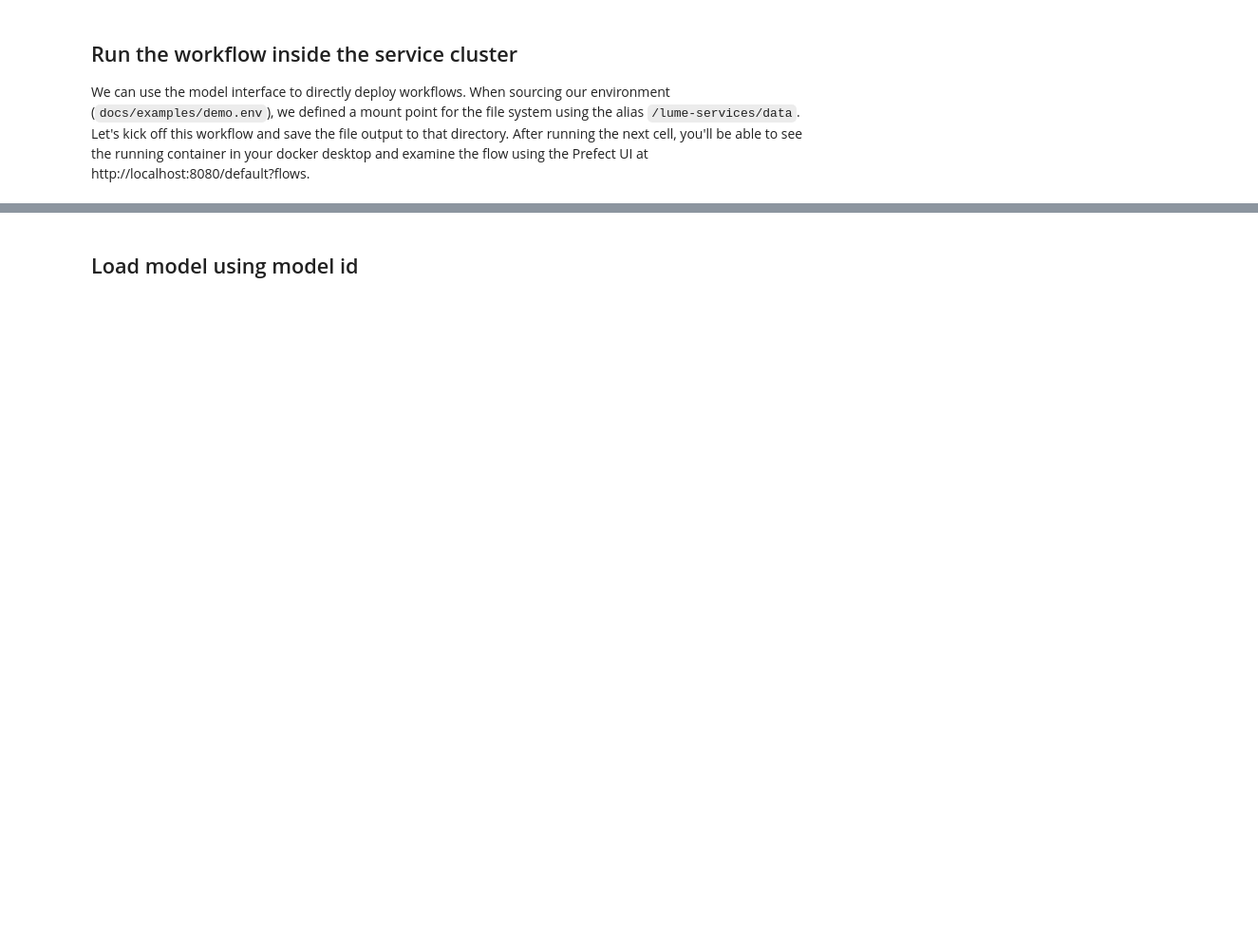
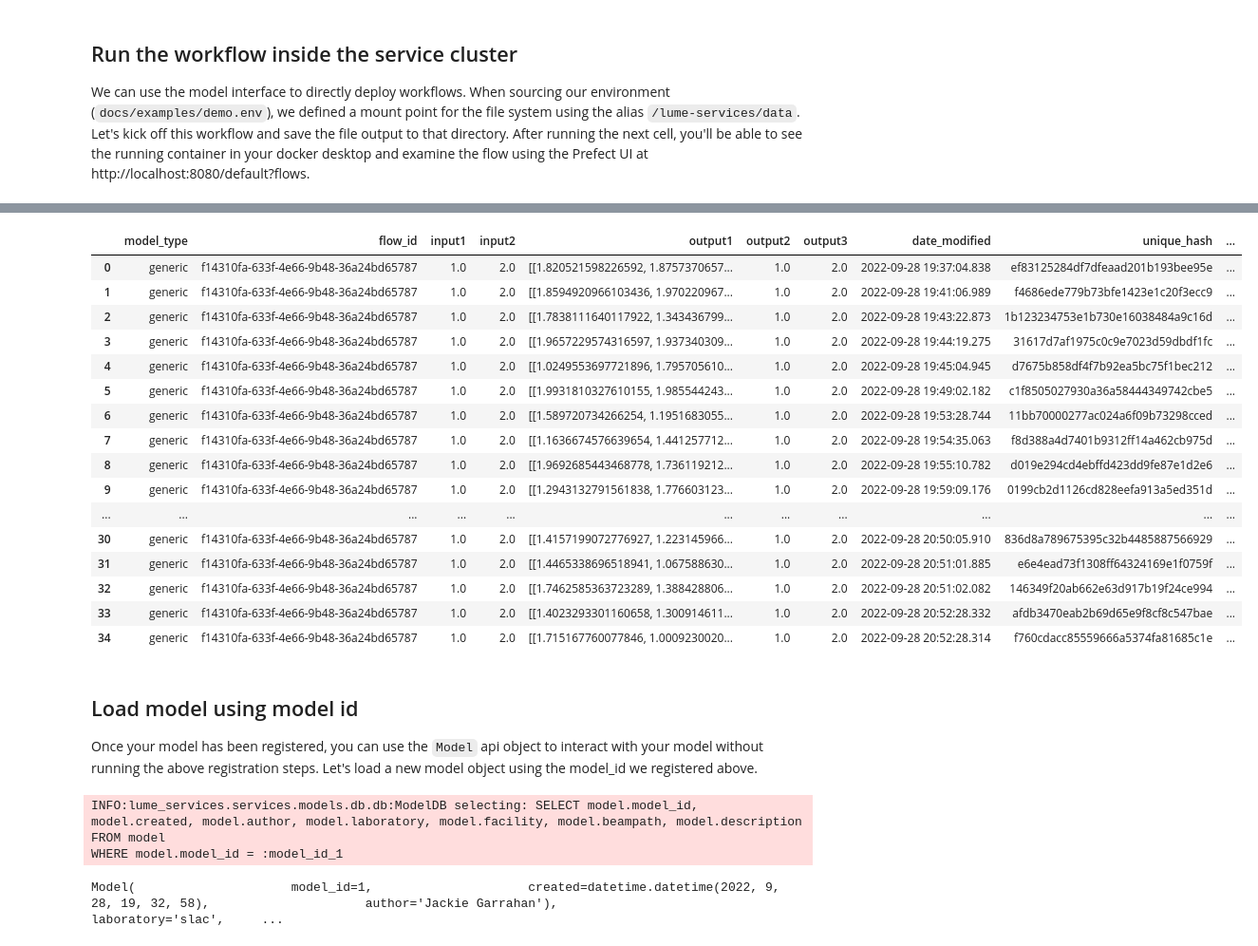
Before and after one commit to slaclab/lume-services, a Jupyter notebook: docs/examples/Demo.ipynb, the cells around one changed output, grey strips where cells are left out. Shown at 95% size. Saved outputs shown, nothing was run; the diff lists cells and outputs as text; code cells hidden in the pictures; blank space fills up the shorter version.

```diff
--- a/docs/examples/Demo.ipynb
+++ b/docs/examples/Demo.ipynb
@@ -97,10 +85,10 @@ Flow URL: http://localhost:8080/default/flow/82872f15-f0cf-48fb-82f7-08eee263179
 # %% [markdown]
 ## Run the Prefect workflow directly
 # %%
-model.deployment.flow.prefect_flow.run(**{
+flow_run = model.deployment.flow.prefect_flow.run(**{
                         "input1": 1,
                         "input2": 2,
-                        "filename": "/Users/jacquelinegarrahan/sandbox/lume-services/test_file.txt",
+                        "filename": "test_file.txt",
                         "filesystem_identifier":"local"
     }
 )
@@ -121,8 +153,40 @@ model.run(
+# %%
+results_df = model.get_results_df(collection="generic")
+results_df
+# %% [output]
+|  | model_type | flow_id | input1 | input2 | output1 | output2 | output3 | date_modified | unique_hash | ... |
+| 0 | generic | f14310fa-633f-4e66-9b48-36a24bd65787 | 1.0 | 2.0 | [[1.820521598226592, 1.8757370657... | 1.0 | 2.0 | 2022-09-28 19:37:04.838 | ef83125284df7dfeaad201b193bee95e | ... |
+| 1 | generic | f14310fa-633f-4e66-9b48-36a24bd65787 | 1.0 | 2.0 | [[1.8594920966103436, 1.970220967... | 1.0 | 2.0 | 2022-09-28 19:41:06.989 | f4686ede779b73bfe1423e1c20f3ecc9 | ... |
+| 2 | generic | f14310fa-633f-4e66-9b48-36a24bd65787 | 1.0 | 2.0 | [[1.7838111640117922, 1.343436799... | 1.0 | 2.0 | 2022-09-28 19:43:22.873 | 1b123234753e1b730e16038484a9c16d | ... |
+| 3 | generic | f14310fa-633f-4e66-9b48-36a24bd65787 | 1.0 | 2.0 | [[1.9657229574316597, 1.937340309... | 1.0 | 2.0 | 2022-09-28 19:44:19.275 | 31617d7af1975c0c9e7023d59dbdf1fc | ... |
+| 4 | generic | f14310fa-633f-4e66-9b48-36a24bd65787 | 1.0 | 2.0 | [[1.0249553697721896, 1.795705610... | 1.0 | 2.0 | 2022-09-28 19:45:04.945 | d7675b858df4f7b92ea5bc75f1bec212 | ... |
+| 5 | generic | f14310fa-633f-4e66-9b48-36a24bd65787 | 1.0 | 2.0 | [[1.9931810327610155, 1.985544243... | 1.0 | 2.0 | 2022-09-28 19:49:02.182 | c1f8505027930a36a58444349742cbe5 | ... |
+| 6 | generic | f14310fa-633f-4e66-9b48-36a24bd65787 | 1.0 | 2.0 | [[1.589720734266254, 1.1951683055... | 1.0 | 2.0 | 2022-09-28 19:53:28.744 | 11bb70000277ac024a6f09b73298cced | ... |
+| 7 | generic | f14310fa-633f-4e66-9b48-36a24bd65787 | 1.0 | 2.0 | [[1.1636674576639654, 1.441257712... | 1.0 | 2.0 | 2022-09-28 19:54:35.063 | f8d388a4d7401b9312ff14a462cb975d | ... |
+| 8 | generic | f14310fa-633f-4e66-9b48-36a24bd65787 | 1.0 | 2.0 | [[1.9692685443468778, 1.736119212... | 1.0 | 2.0 | 2022-09-28 19:55:10.782 | d019e294cd4ebffd423dd9fe87e1d2e6 | ... |
+| 9 | generic | f14310fa-633f-4e66-9b48-36a24bd65787 | 1.0 | 2.0 | [[1.2943132791561838, 1.776603123... | 1.0 | 2.0 | 2022-09-28 19:59:09.176 | 0199cb2d1126cd828eefa913a5ed351d | ... |
+| ... | ... | ... | ... | ... | ... | ... | ... | ... | ... | ... |
+| 30 | generic | f14310fa-633f-4e66-9b48-36a24bd65787 | 1.0 | 2.0 | [[1.4157199072776927, 1.223145966... | 1.0 | 2.0 | 2022-09-28 20:50:05.910 | 836d8a789675395c32b4485887566929 | ... |
+| 31 | generic | f14310fa-633f-4e66-9b48-36a24bd65787 | 1.0 | 2.0 | [[1.4465338696518941, 1.067588630... | 1.0 | 2.0 | 2022-09-28 20:51:01.885 | e6e4ead73f1308ff64324169e1f0759f | ... |
+| 32 | generic | f14310fa-633f-4e66-9b48-36a24bd65787 | 1.0 | 2.0 | [[1.7462585363723289, 1.388428806... | 1.0 | 2.0 | 2022-09-28 20:51:02.082 | 146349f20ab662e63d917b19f24ce994 | ... |
+| 33 | generic | f14310fa-633f-4e66-9b48-36a24bd65787 | 1.0 | 2.0 | [[1.4023293301160658, 1.300914611... | 1.0 | 2.0 | 2022-09-28 20:52:28.332 | afdb3470eab2b69d65e9f8cf8c547bae | ... |
+| 34 | generic | f14310fa-633f-4e66-9b48-36a24bd65787 | 1.0 | 2.0 | [[1.715167760077846, 1.0009230020... | 1.0 | 2.0 | 2022-09-28 20:52:28.314 | f760cdacc85559666a5374fa81685c1e | ... |
 # %% [markdown]
 ## Load model using model id
+Once your model has been registered, you can use the `Model` api object to interact with your model without running the above registration steps. Let's load a new model object using the model_id we registered above.
 # %%
+from importlib import reload
+import lume_services
+reload(lume_services.models)
 from lume_services.models import Model
 
-loaded_model = Model(model_id=1)
+model_id = model.metadata.model_id
+loaded_model = Model(model_id=model_id)
+# %% [output]
+INFO:lume_services.services.models.db.db:ModelDB selecting: SELECT model.model_id, model.created, model.author, model.laboratory, model.facility, model.beampath, model.description
+FROM model
+WHERE model.model_id = :model_id_1
 # %%
-model.deployment
+loaded_model.metadata
+# %% [output]
+Model(                     model_id=1,                     created=datetime.datetime(2022, 9, 28, 19, 32, 58),                     author='Jackie Garrahan'),                     laboratory='slac',     ...
```
Also changed, not shown: parts of 16 cells of this notebook, 3 other files.
